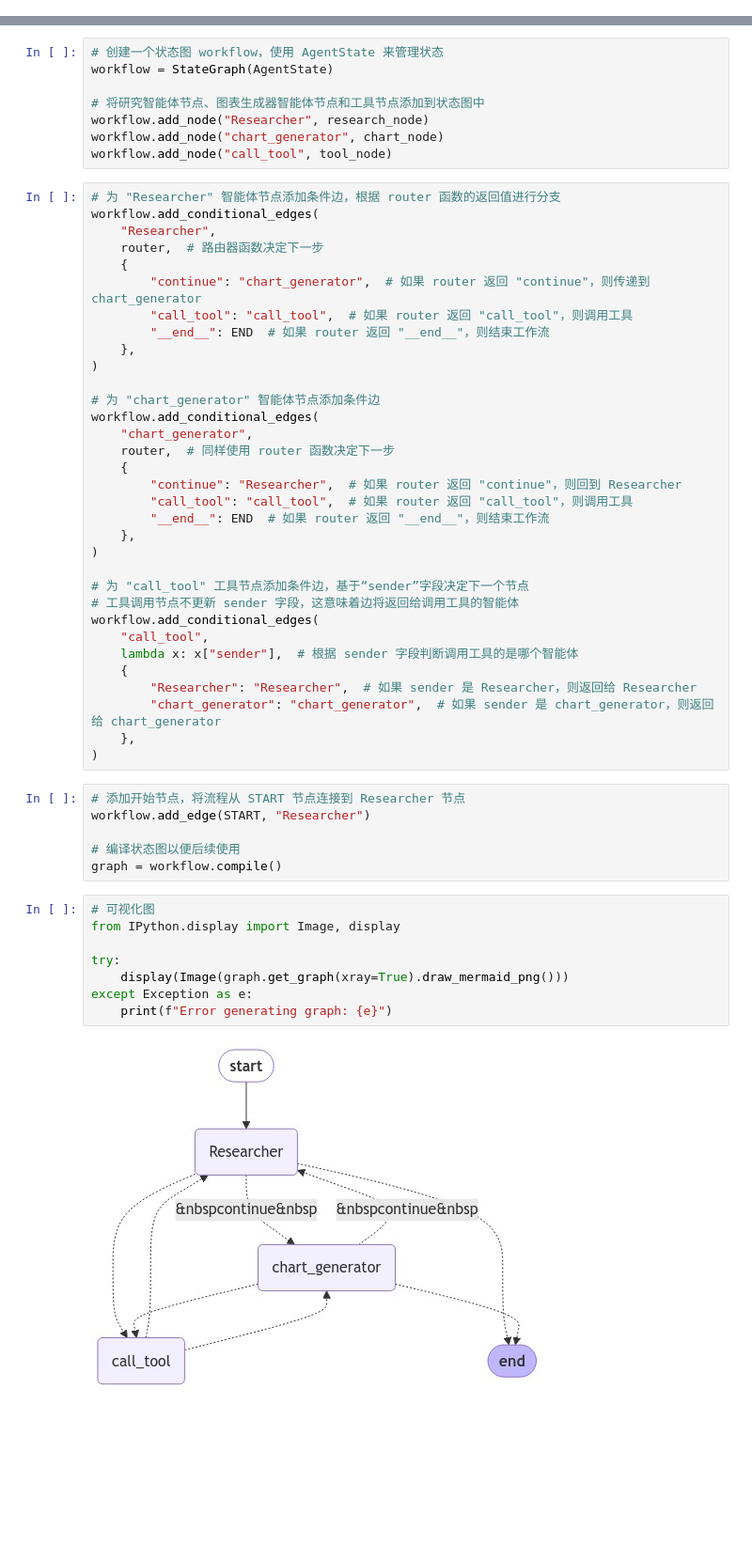
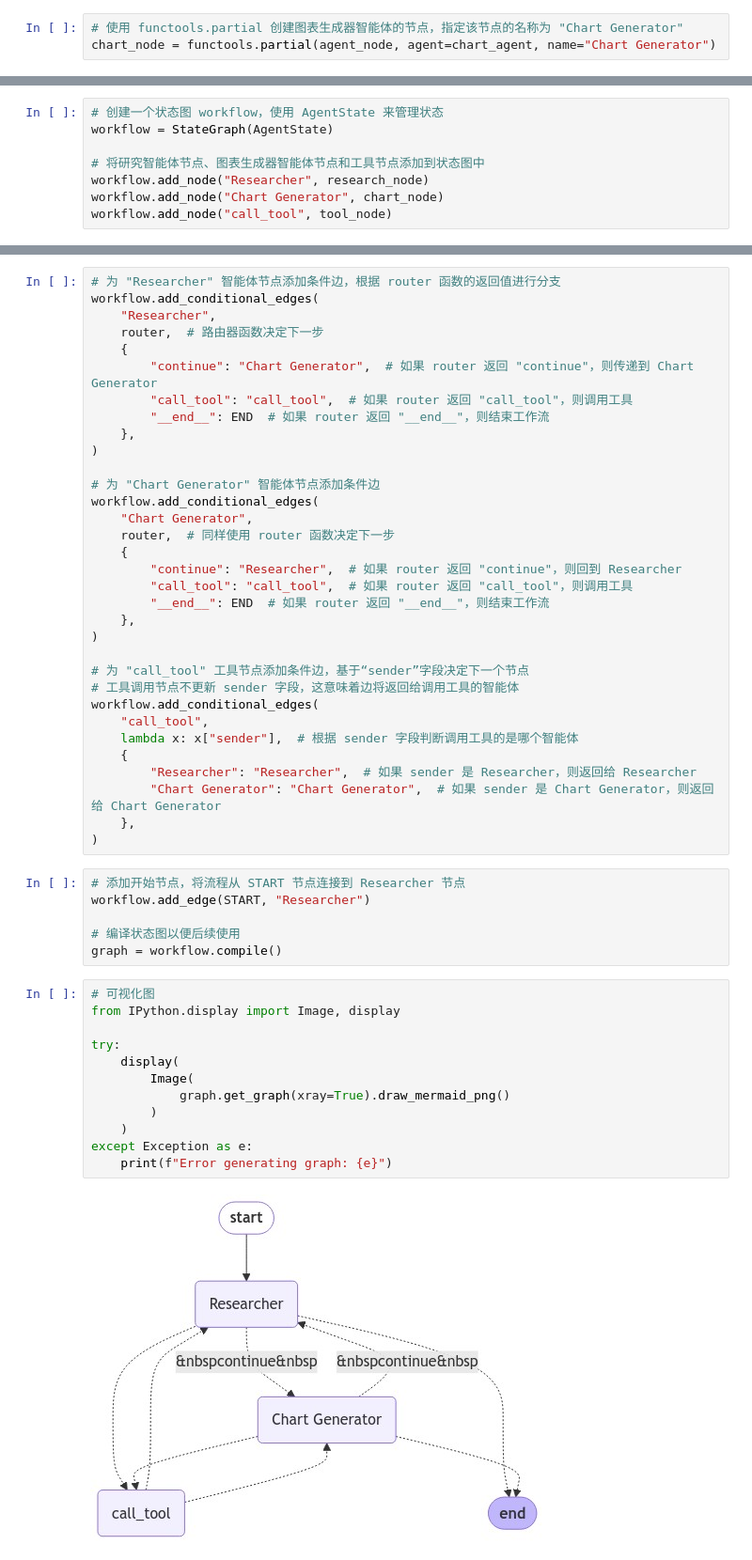
Before and after one commit to DjangoPeng/openai-quickstart, a Jupyter notebook: langchain/langgraph/multi_agent_collaboration.ipynb, the cells around one changed output, grey strips where cells are left out. Shown: that part at 94% size. Drawn from its saved outputs; the diff is of its cells as text; blank space fills up the shorter version.

```diff
--- a/langchain/langgraph/multi_agent_collaboration.ipynb
+++ b/langchain/langgraph/multi_agent_collaboration.ipynb
@@ -207,2 +297,5 @@ chart_node = functools.partial(agent_node, agent=chart_agent, name="chart_genera
+# %%
+# 使用 functools.partial 创建图表生成器智能体的节点，指定该节点的名称为 "Chart Generator"
+chart_node = functools.partial(agent_node, agent=chart_agent, name="Chart Generator")
 # %% [markdown]
 
@@ -231,0 +426,8 @@ tool_node = ToolNode(tools)
+# %%
+# 创建一个状态图 workflow，使用 AgentState 来管理状态
+workflow = StateGraph(AgentState)
+
+# 将研究智能体节点、图表生成器智能体节点和工具节点添加到状态图中
+workflow.add_node("Researcher", research_node)
+workflow.add_node("Chart Generator", chart_node)
+workflow.add_node("call_tool", tool_node)
@@ -266,26 +465,18 @@ def router(state) -> Literal["call_tool", "__end__", "continue"]:
-# %%
-# 创建一个状态图 workflow，使用 AgentState 来管理状态
-workflow = StateGraph(AgentState)
-
-# 将研究智能体节点、图表生成器智能体节点和工具节点添加到状态图中
-workflow.add_node("Researcher", research_node)
-workflow.add_node("chart_generator", chart_node)
-workflow.add_node("call_tool", tool_node)
 # %%
 # 为 "Researcher" 智能体节点添加条件边，根据 router 函数的返回值进行分支
 workflow.add_conditional_edges(
     "Researcher",
     router,  # 路由器函数决定下一步
     {
-        "continue": "chart_generator",  # 如果 router 返回 "continue"，则传递到 chart_generator
+        "continue": "Chart Generator",  # 如果 router 返回 "continue"，则传递到 Chart Generator
         "call_tool": "call_tool",  # 如果 router 返回 "call_tool"，则调用工具
         "__end__": END  # 如果 router 返回 "__end__"，则结束工作流
     },
 )
 
-# 为 "chart_generator" 智能体节点添加条件边
+# 为 "Chart Generator" 智能体节点添加条件边
 workflow.add_conditional_edges(
-    "chart_generator",
+    "Chart Generator",
     router,  # 同样使用 router 函数决定下一步
     {
         "continue": "Researcher",  # 如果 router 返回 "continue"，则回到 Researcher
@@ -301,7 +492,7 @@ workflow.add_conditional_edges(
     lambda x: x["sender"],  # 根据 sender 字段判断调用工具的是哪个智能体
     {
         "Researcher": "Researcher",  # 如果 sender 是 Researcher，则返回给 Researcher
-        "chart_generator": "chart_generator",  # 如果 sender 是 chart_generator，则返回给 chart_generator
+        "Chart Generator": "Chart Generator",  # 如果 sender 是 Chart Generator，则返回给 Chart Generator
     },
 )
 # %%
@@ -313,12 +504,16 @@ graph = workflow.compile()
 # %%
 # 可视化图
 from IPython.display import Image, display
 
 try:
-    display(Image(graph.get_graph(xray=True).draw_mermaid_png()))
+    display(
+        Image(
+            graph.get_graph(xray=True).draw_mermaid_png()
+        )
+    )
 except Exception as e:
     print(f"Error generating graph: {e}")
 # %% [output]
-[figure, old version]
+[figure, new version]
 # %% [markdown]
 
```
Also changed, not shown: parts of 32 cells of this notebook, 4 other files.
